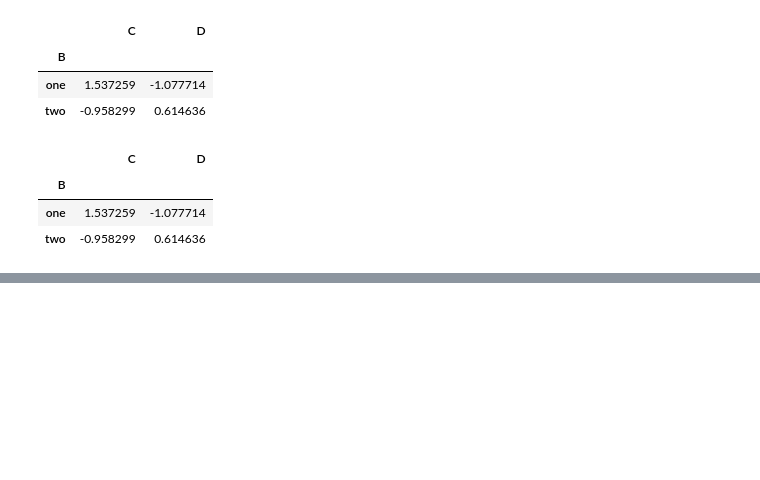
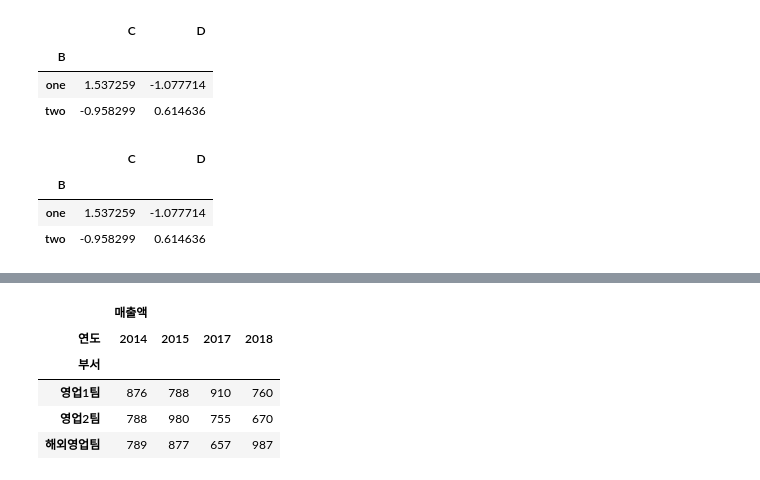
Before and after one commit to jjh9329/numpy-study, a Jupyter notebook: 02.Pandas/Pandas 실습.ipynb, the cells around one changed output, grey strips where cells are left out. Cells and saved outputs as stored; diff of their text form; code cells hidden in the pictures; blank space fills up the shorter version.

```diff
--- a/02.Pandas/Pandas 실습.ipynb
+++ b/02.Pandas/Pandas 실습.ipynb
@@ -1715,0 +1762,10 @@ df.pivot_table(index='B',values = ['C','D'], aggfunc= 'sum')
+# %%
+# df.unstack(): 멀티 인덱스의 하위 레벨 인덱스의 컬럼화
+multi.unstack()
+# %% [output]
+|  | 매출액 |  |  |  |
+| 연도 | 2014 | 2015 | 2017 | 2018 |
+| 부서 |  |  |  |  |
+| 영업1팀 | 876 | 788 | 910 | 760 |
+| 영업2팀 | 788 | 980 | 755 | 670 |
+| 해외영업팀 | 789 | 877 | 657 | 987 |
```
Also changed, not shown: parts of 8 cells of this notebook.
